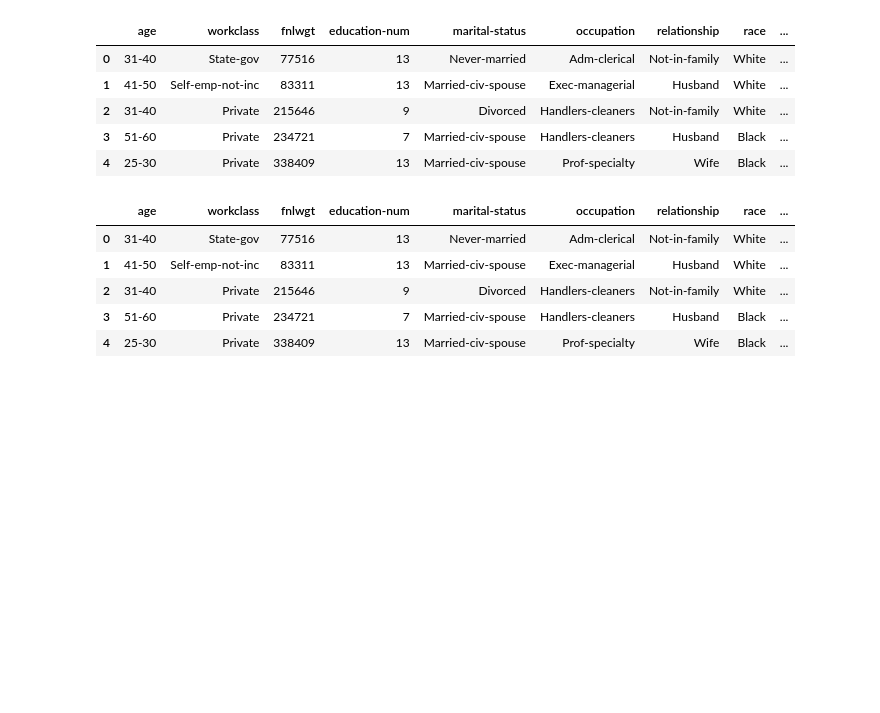
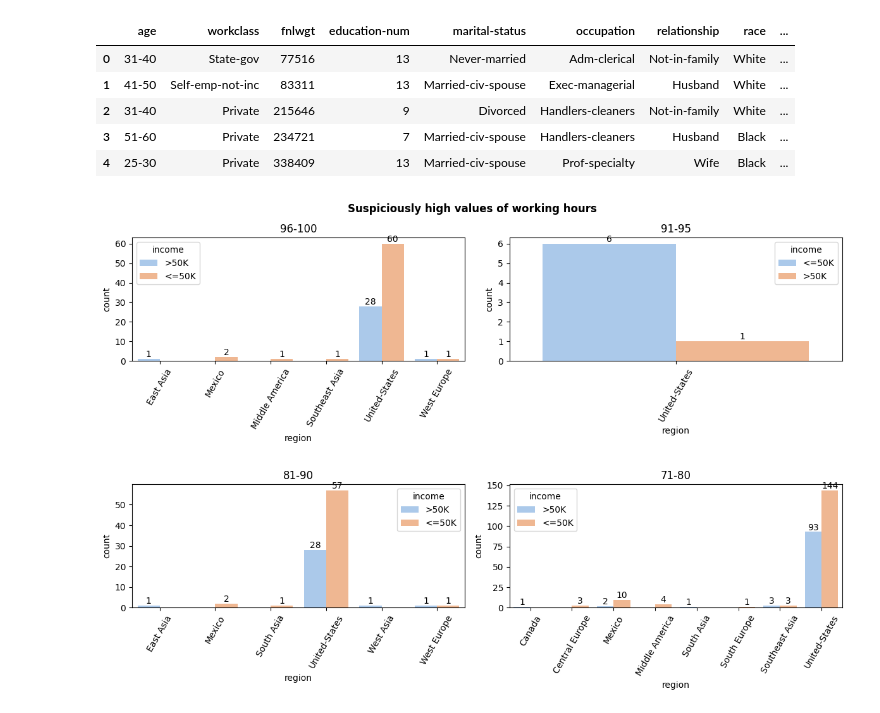
Before and after one commit to Staszek15/Data-Mining-Project, a Jupyter notebook: adults_cleaning.ipynb, the cells around one changed output. Cells and saved outputs as stored; diff of their text form; code cells hidden in the pictures; blank space fills up the shorter version.

```diff
--- a/adults_cleaning.ipynb
+++ b/adults_cleaning.ipynb
@@ -347,20 +355,22 @@ count_sth_grouped(df_less_nulls, 5, 'hours-per-week', 'income',
 # %% [output]
 [figure]
 # %%
-fig, axes = plt.subplots(2,2, figsize=(12,8))
+def draw_subplots_high(compare_column, rotat_value, hue_col=None):
 
-plt.suptitle("Suspiciously high values of working hours", fontweight = "bold")
+    fig, axes = plt.subplots(2,2, figsize=(16,8))
 
-count_sth_grouped(df_less_nulls, 100, 'hours-per-week', 'income', "96-100",
-                  'between', 95, ax=axes[0,0], rotat=0)
+    plt.suptitle("Suspiciously high values of working hours", fontweight = "bold")
 
-count_sth_grouped(df_less_nulls, 95, 'hours-per-week', 'income', "91-95",
-                  'between', 90, ax=axes[0,1], rotat=0)
+    count_sth_grouped(df_less_nulls, 100, 'hours-per-week', compare_column, "96-100",
+                    'between', 95, ax=axes[0,0], rotat=rotat_value, hue_col=hue_col)
 
-count_sth_grouped(df_less_nulls, 90, 'hours-per-week', 'income', "81-90",
-                  'between', 80, ax=axes[1,0], rotat=0)
+    count_sth_grouped(df_less_nulls, 95, 'hours-per-week', compare_column, "91-95",
+                    'between', 90, ax=axes[0,1], rotat=rotat_value, hue_col=hue_col)
 
-count_sth_grouped(df_less_nulls, 80, 'hours-per-week', 'income', "71-80",
-                  'between', 70, ax=axes[1,1], rotat=0)
+    count_sth_grouped(df_less_nulls, 90, 'hours-per-week', compare_column, "81-90",
+                    'between', 80, ax=axes[1,0], rotat=rotat_value, hue_col=hue_col)
 
-plt.subplots_adjust(hspace=1)
+    count_sth_grouped(df_less_nulls, 80, 'hours-per-week', compare_column, "71-80",
+                    'between', 70, ax=axes[1,1], rotat=rotat_value, hue_col=hue_col)
+
+    plt.subplots_adjust(hspace=1)
@@ -452,9 +495,4 @@ df.to_csv(Path("adults_data","adult_cleaned_data.csv"), index=None)
-# %%
-df.head(5)
-# %% [output]
-|  | age | workclass | fnlwgt | education-num | marital-status | occupation | relationship | race | ... |
-| 0 | 31-40 | State-gov | 77516 | 13 | Never-married | Adm-clerical | Not-in-family | White | ... |
-| 1 | 41-50 | Self-emp-not-inc | 83311 | 13 | Married-civ-spouse | Exec-managerial | Husband | White | ... |
-| 2 | 31-40 | Private | 215646 | 9 | Divorced | Handlers-cleaners | Not-in-family | White | ... |
-| 3 | 51-60 | Private | 234721 | 7 | Married-civ-spouse | Handlers-cleaners | Husband | Black | ... |
-| 4 | 25-30 | Private | 338409 | 13 | Married-civ-spouse | Prof-specialty | Wife | Black | ... |
+# %%
+draw_subplots_high('region',60, hue_col="income") #wroc
+# %% [output]
+[figure, added]
```
Also changed, not shown: parts of 11 cells of this notebook.
